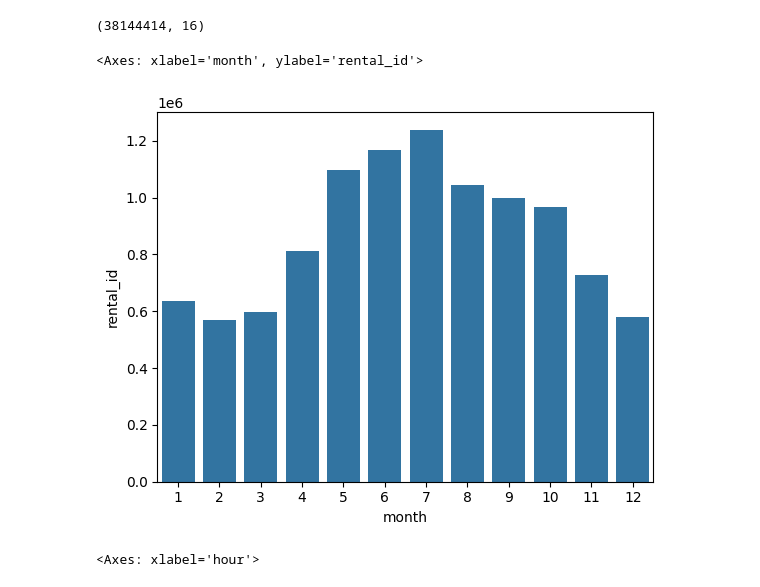
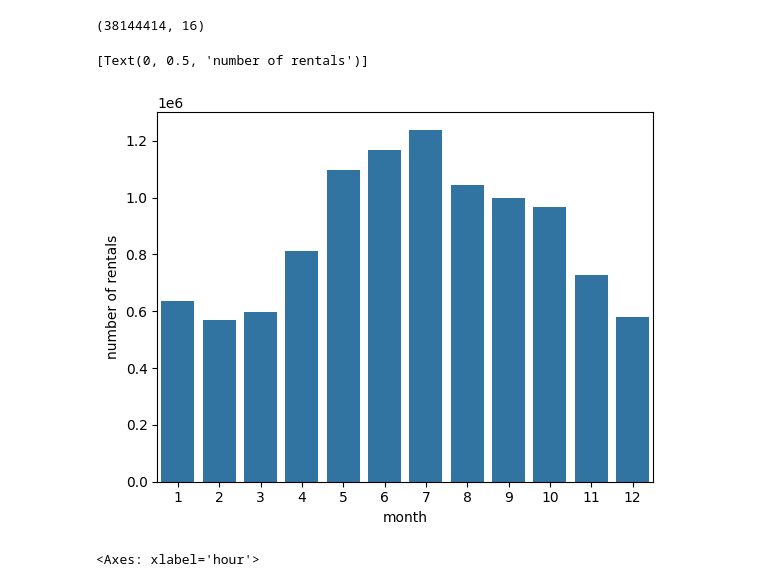
Before and after one commit to LotsAr/DataDrivenProject, a Jupyter notebook: ProjectCode.ipynb, the cells around one changed output. Drawn from its saved outputs; the diff is of its cells as text; code cells hidden in the pictures.

```diff
--- a/ProjectCode.ipynb
+++ b/ProjectCode.ipynb
@@ -85,10 +95,11 @@ df_london.shape
 # %%
 #small test: the number of rental events in the months of a particular year, say 2018
 per_month_2018_group = df_london.loc[df_london['year'] == 2018].groupby('month')
 month_counts = per_month_2018_group.count()
 
-sns.barplot(x=month_counts.index, y=month_counts.iloc[:,0])
+ax=sns.barplot(x=month_counts.index, y=month_counts.iloc[:,0])
+ax.set(ylabel='number of rentals')
 # %% [output]
-<Axes: xlabel='month', ylabel='rental_id'>
+[Text(0, 0.5, 'number of rentals')]
-[figure, old version]
+[figure, new version]
 # %%
```
Also changed, not shown: parts of 12 cells of this notebook.
